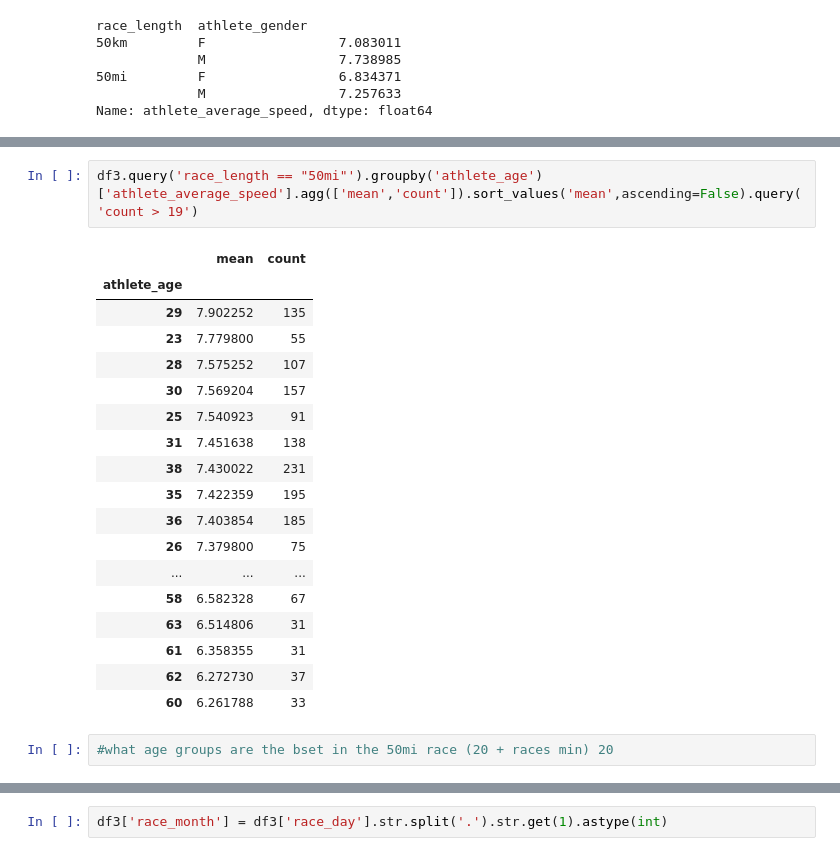
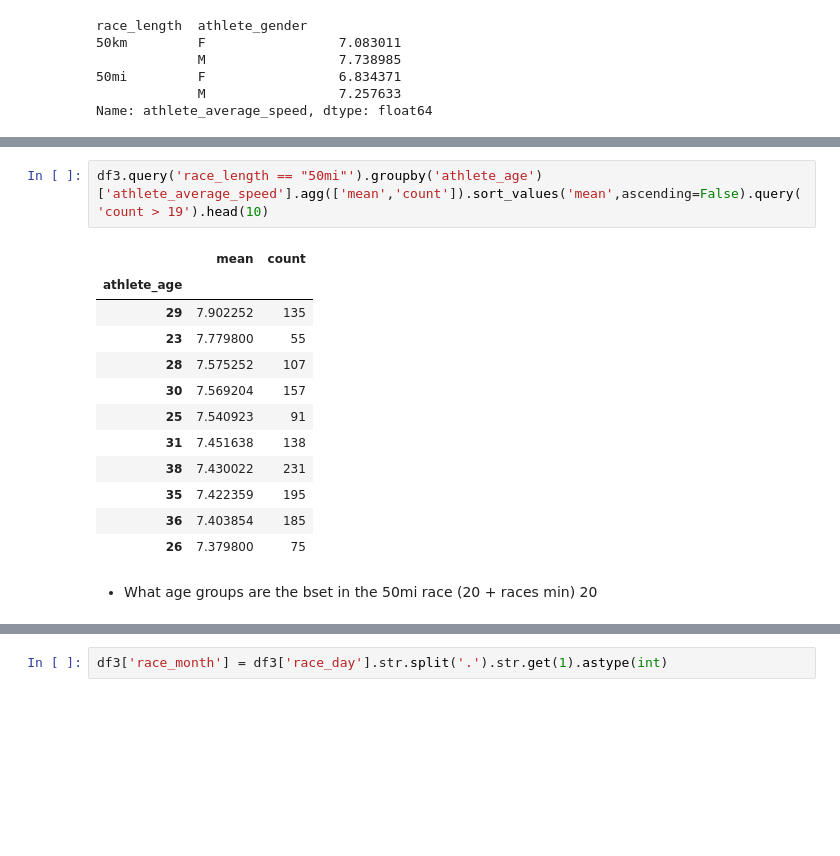
Before and after one commit to GiwonLee1999/Marathon-Analysis, a Jupyter notebook: EDA/Marathon.ipynb, the cells around one changed output, grey strips where cells are left out. Saved outputs shown, nothing was run; the diff lists cells and outputs as text; blank space fills up the shorter version.

```diff
--- a/EDA/Marathon.ipynb
+++ b/EDA/Marathon.ipynb
@@ -410,24 +423,18 @@ Name: athlete_average_speed, dtype: float64
 # %%
-df3.query('race_length == "50mi"').groupby('athlete_age')['athlete_average_speed'].agg(['mean','count']).sort_values('mean',ascending=False).query('count > 19')
+df3.query('race_length == "50mi"').groupby('athlete_age')['athlete_average_speed'].agg(['mean','count']).sort_values('mean',ascending=False).query('count > 19').head(10)
 # %% [output]
 |  | mean | count |
 | athlete_age |  |  |
 | 29 | 7.902252 | 135 |
 | 23 | 7.779800 | 55 |
 | 28 | 7.575252 | 107 |
 | 30 | 7.569204 | 157 |
 | 25 | 7.540923 | 91 |
 | 31 | 7.451638 | 138 |
 | 38 | 7.430022 | 231 |
 | 35 | 7.422359 | 195 |
 | 36 | 7.403854 | 185 |
 | 26 | 7.379800 | 75 |
-| ... | ... | ... |
-| 58 | 6.582328 | 67 |
-| 63 | 6.514806 | 31 |
-| 61 | 6.358355 | 31 |
-| 62 | 6.272730 | 37 |
-| 60 | 6.261788 | 33 |
-# %%
-#what age groups are the bset in the 50mi race (20 + races min) 20
+# %% [markdown]
+- What age groups are the bset in the 50mi race (20 + races min) 20
 # %%
```
Also changed, not shown: parts of 61 cells of this notebook, 3 other files.
